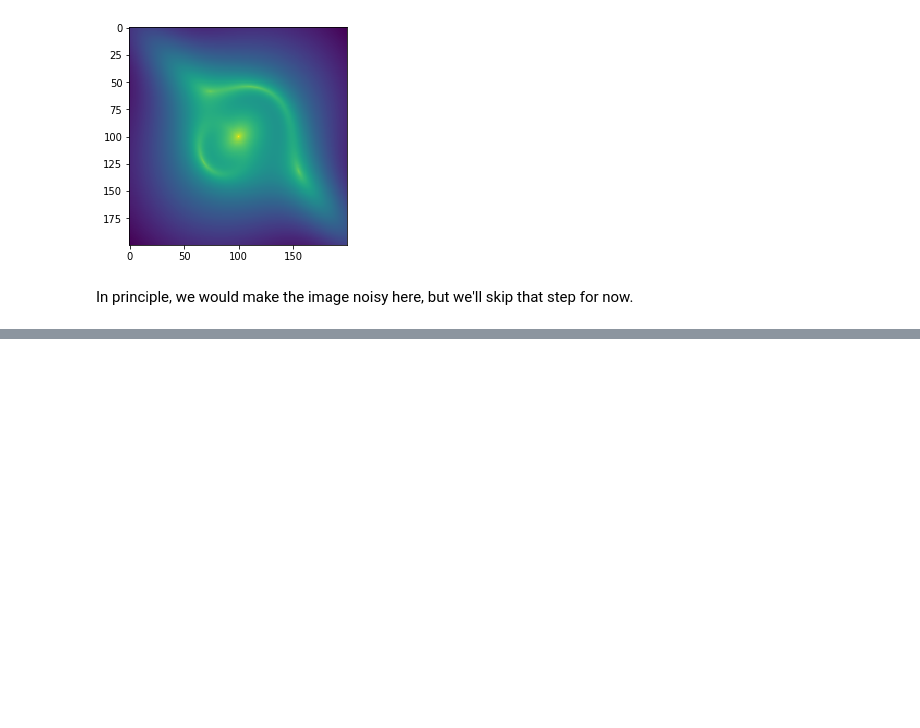
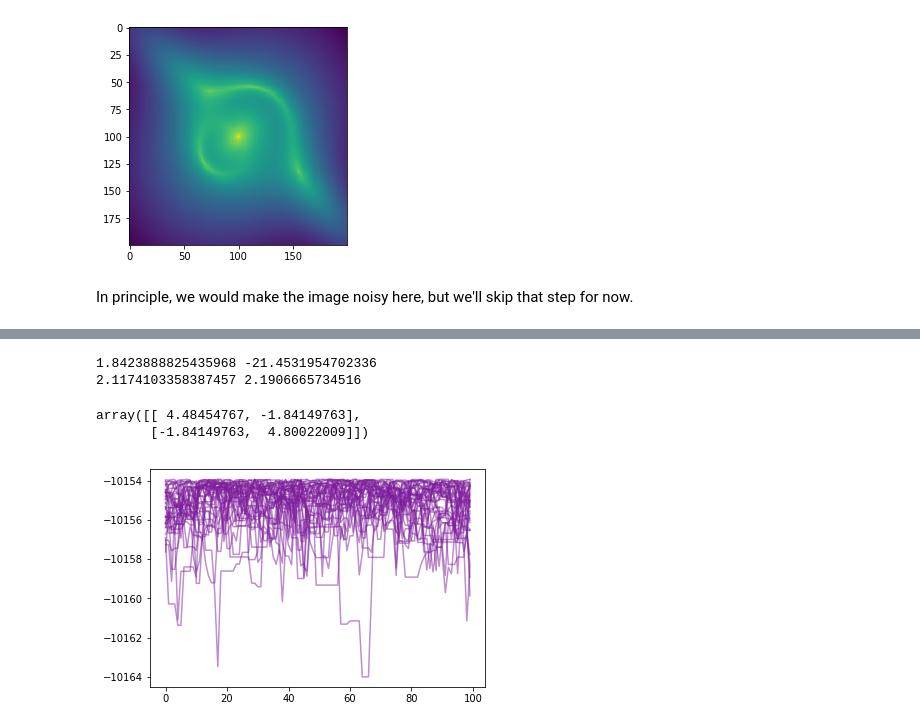
Before and after one commit to acagansengul/interlopers, a Jupyter notebook: emcee_subfit.ipynb, the cells around one changed output, grey strips where cells are left out. Drawn from its saved outputs; the diff is of its cells as text; code cells hidden in the pictures; blank space fills up the shorter version.

```diff
--- a/emcee_subfit.ipynb
+++ b/emcee_subfit.ipynb
@@ -297,0 +436,18 @@ In principle, we would make the image noisy here, but we'll skip that step for n
+# %%
+# Now we can get the proper covariance
+print(np.mean(xs_good), np.mean(ys_good))
+print(np.std(xs_good), np.std(ys_good))
+# %% [output]
+1.8423888825435968 -21.4531954702336
+2.1174103358387457 2.1906665734516
+# %%
+np.cov(np.vstack((xs_good, ys_good)))
+# %% [output]
+array([[ 4.48454767, -1.84149763],
+       [-1.84149763,  4.80022009]])
+# %%
+for j in range(nwalkers):
+    plt.plot(sampler.lnprobability[j,:], alpha=.5, color='xkcd:purple')
+    #plt.show()
+# %% [output]
+[figure, added]
```
Also changed, not shown: parts of 19 cells of this notebook.
